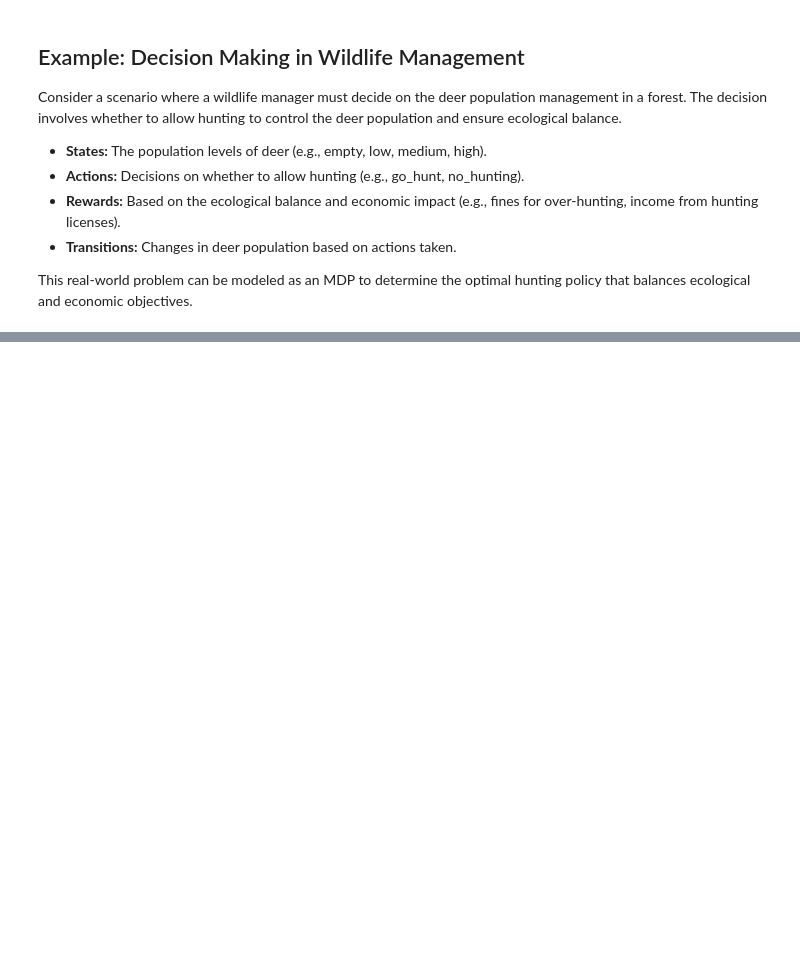
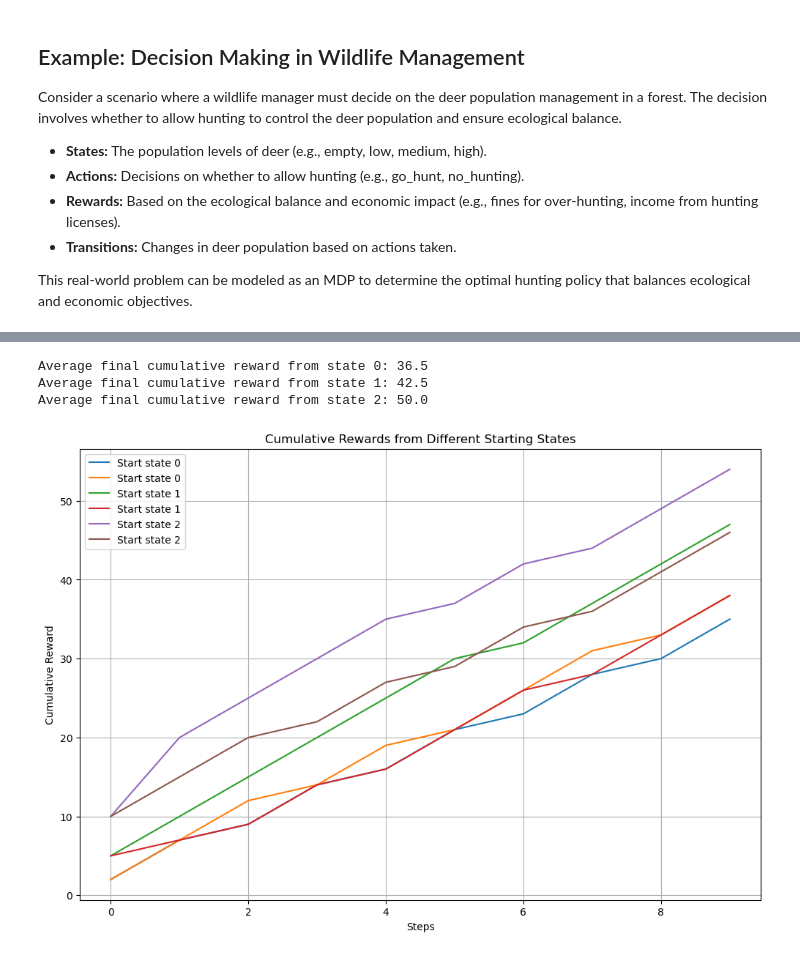
Before and after one commit to CaganKiper/rl-course-2024, a Jupyter notebook: week1/w1.ipynb, the cells around one changed output, grey strips where cells are left out. Saved outputs shown, nothing was run; the diff lists cells and outputs as text; code cells hidden in the pictures; blank space fills up the shorter version.

```diff
--- a/week1/w1.ipynb
+++ b/week1/w1.ipynb
@@ -125,0 +126,22 @@ plot_value_function(V, states)
+# %%
+def generate_trajectory_with_rewards(start_state, P, R, N, policy=None):
+    trajectory = []
+    current_state = start_state
+    cumulative_reward = 0
+    rewards = []
+
+    for _ in range(N):
+        if policy is not None:
+            action = policy[current_state]
+        else:
+            action = np.random.choice(len(actions))
+
+        next_state = np.random.choice(states, p=P[current_state][action])
+        reward = R[current_state][action]
+        cumulative_reward += reward
+        rewards.append(cumulative_reward)
+
+        trajectory.append((current_state, action, next_state, reward))
+        current_state = next_state
+
+    return trajectory, rewards
@@ -125,0 +183,26 @@ plot_value_function(V, states)
+# %%
+def plot_cumulative_rewards(P, R, states, N, num_trajectories=10, policy=None):
+    plt.figure(figsize=(12, 8))
+    for start_state in states:
+        all_rewards = []
+        for _ in range(num_trajectories):
+            _, rewards = generate_trajectory_with_rewards(start_state, P, R, N, policy)
+            all_rewards.append(rewards[-1])  # Get final cumulative reward for each trajectory
+            plt.plot(rewards, label=f'Start state {start_state}')
+
+        print(f"Average final cumulative reward from state {start_state}: {np.mean(all_rewards)}")
+
+    plt.xlabel('Steps')
+    plt.ylabel('Cumulative Reward')
+    plt.title('Cumulative Rewards from Different Starting States')
+    plt.legend()
+    plt.grid(True)
+    plt.show()
+
+# Comparing cumulative rewards
+plot_cumulative_rewards(P, R, states, N_steps, num_trajectories=2, policy=policy)
+# %% [output]
+Average final cumulative reward from state 0: 36.5
+Average final cumulative reward from state 1: 42.5
+Average final cumulative reward from state 2: 50.0
+[figure, added]
```
Also changed, not shown: parts of 5 cells of this notebook.
